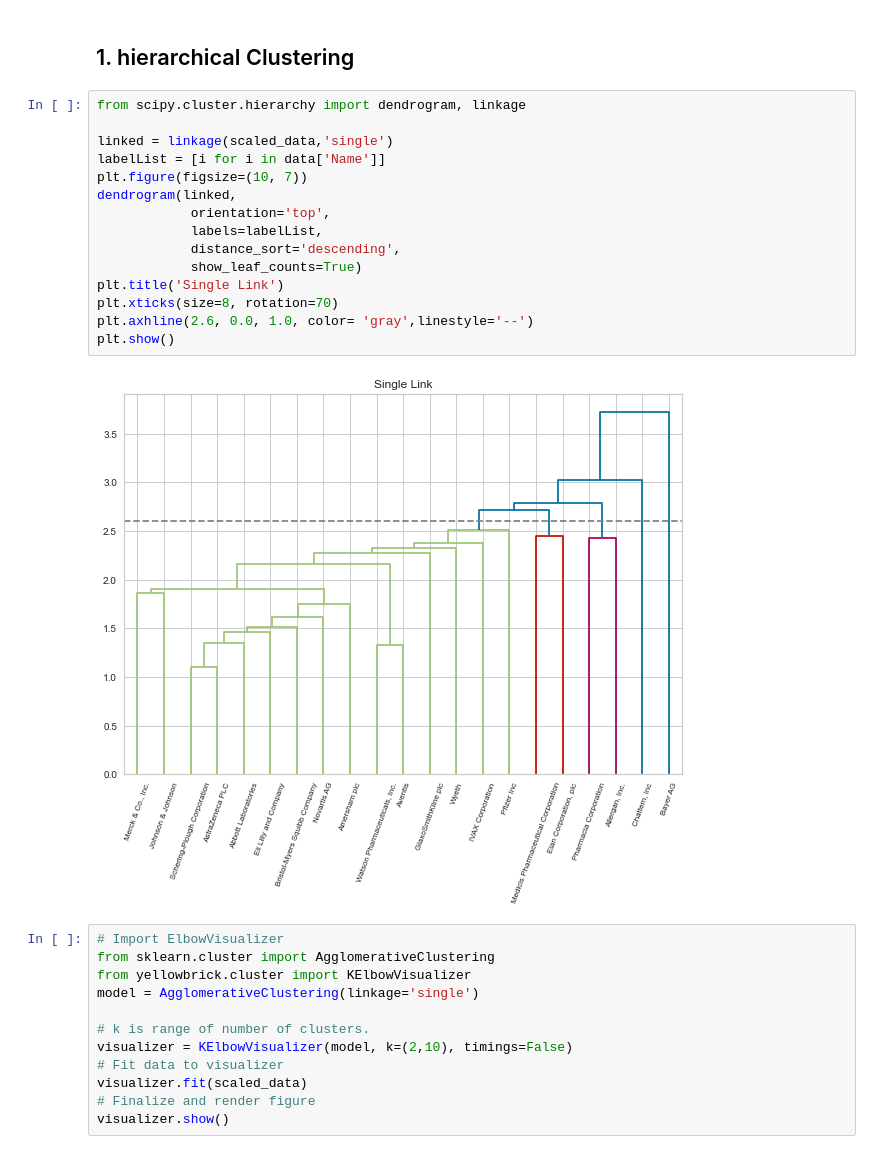
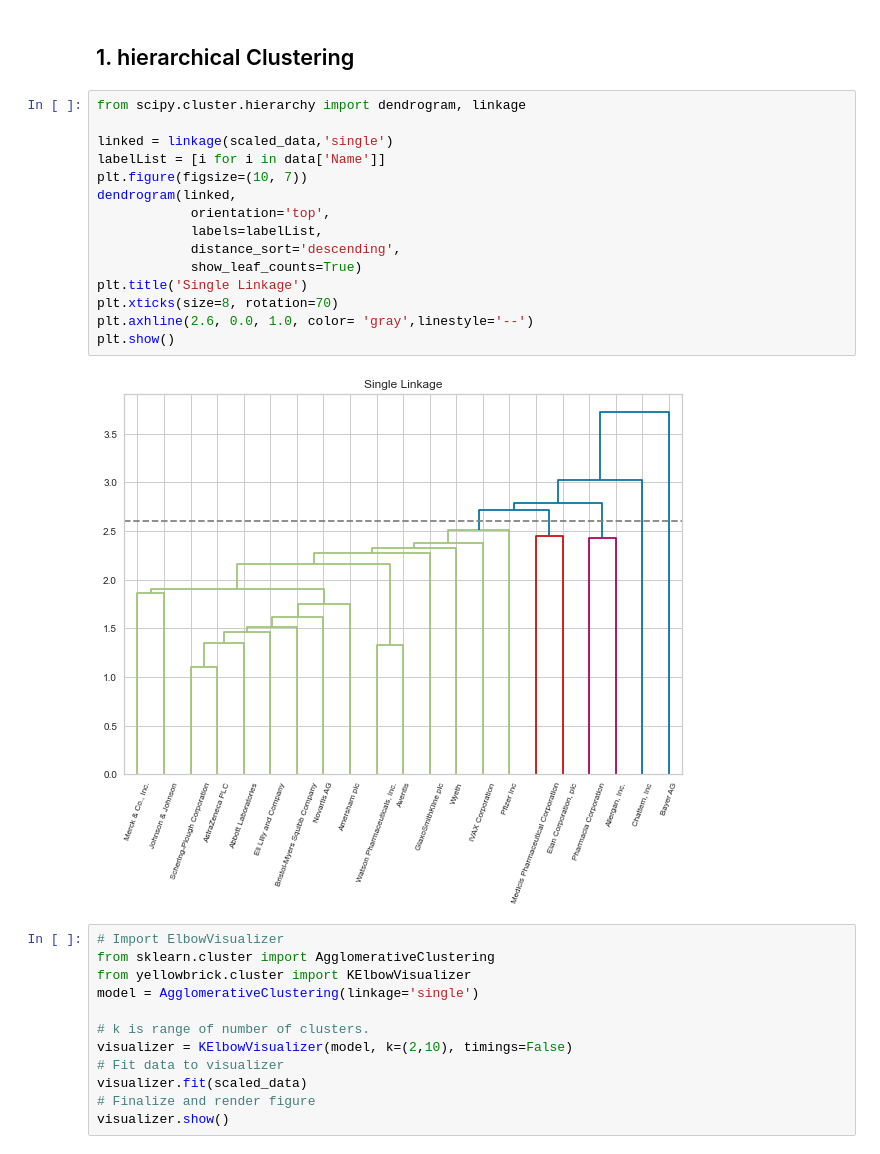
Before and after one commit to ehddy/BA, a Jupyter notebook: 연습문제 15.3.ipynb, the cells around one changed output. Drawn from its saved outputs; the diff is of its cells as text.

```diff
--- a/연습문제 15.3.ipynb
+++ b/연습문제 15.3.ipynb
@@ -71,20 +132,20 @@ scaled_data = StandardScaler().fit_transform(quan_data)
 # %%
 from scipy.cluster.hierarchy import dendrogram, linkage
 
 linked = linkage(scaled_data,'single')
 labelList = [i for i in data['Name']]
 plt.figure(figsize=(10, 7))
 dendrogram(linked,
             orientation='top',
             labels=labelList,
             distance_sort='descending',
             show_leaf_counts=True)
-plt.title('Single Link')
+plt.title('Single Linkage')
 plt.xticks(size=8, rotation=70)
 plt.axhline(2.6, 0.0, 1.0, color= 'gray',linestyle='--')
 plt.show()
 # %% [output]
-[figure, old version]
+[figure, new version]
 # %%
 # Import ElbowVisualizer
 from sklearn.cluster import AgglomerativeClustering
```
Also changed, not shown: parts of 9 cells of this notebook.
